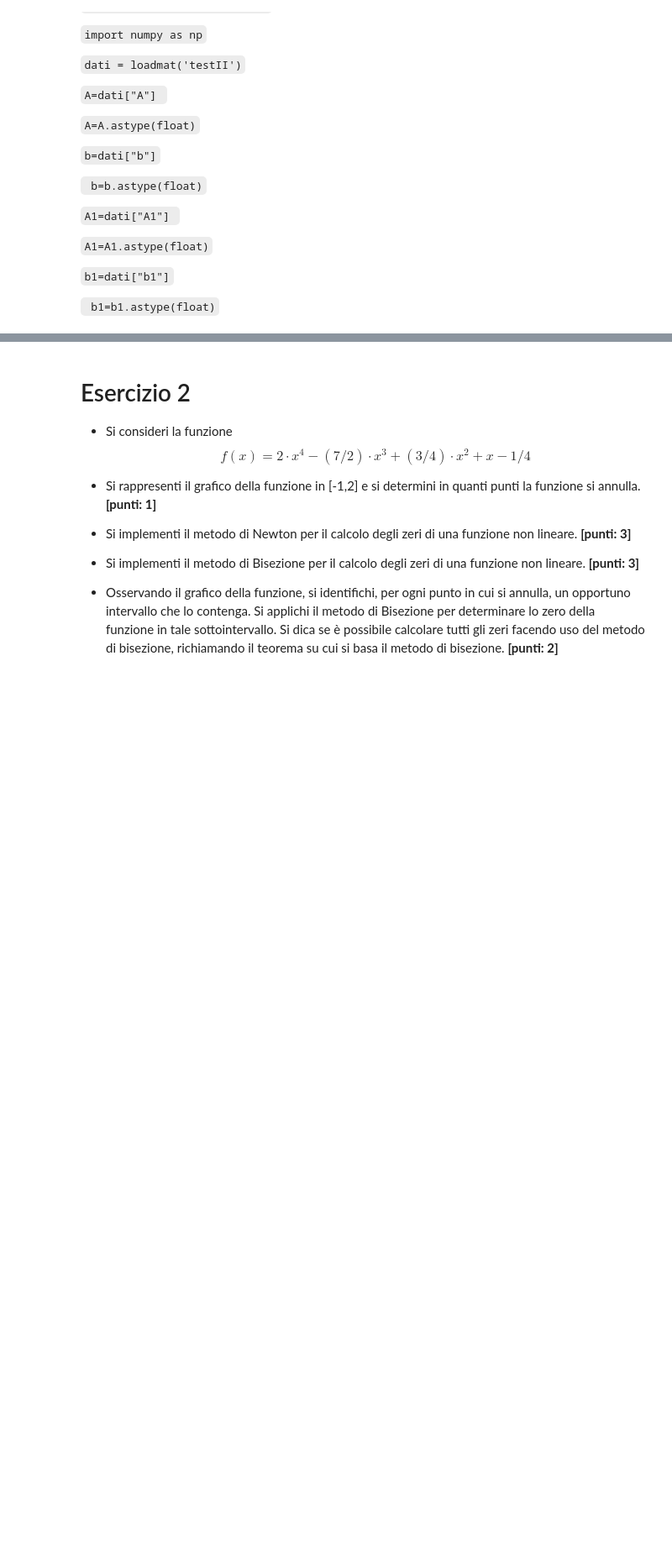
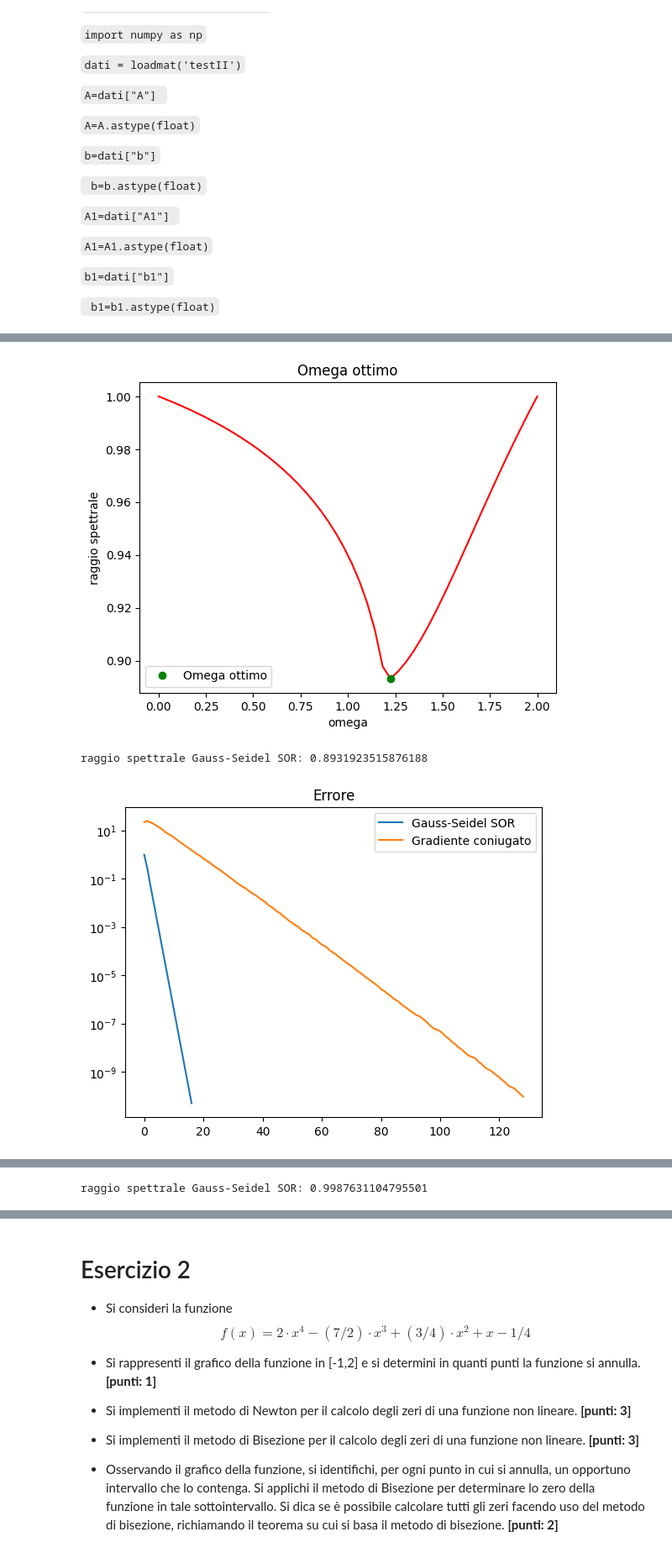
Before and after one commit to lspita/unibo-metodi-numerici-ia, a Jupyter notebook: esami/2024-06-12/Esame_Metodi_Numerici_12_06_2024_Turno_II.ipynb, the cells around one changed output, grey strips where cells are left out. Shown: that part at 84% size. Cells and saved outputs as stored; diff of their text form; code cells hidden in the pictures; blank space fills up the shorter version.

```diff
--- a/esami/2024-06-12/Esame_Metodi_Numerici_12_06_2024_Turno_II.ipynb
+++ b/esami/2024-06-12/Esame_Metodi_Numerici_12_06_2024_Turno_II.ipynb
@@ -45,0 +50,13 @@ Per la lettura dei dati procedere nel seguente modo:
+# %%
+from scipy.io import loadmat
+import numpy as np
+
+dati = loadmat('testII')
+A=dati["A"]
+A=A.astype(float)
+b=dati["b"]
+b=b.astype(float)
+A1=dati["A1"]
+A1=A1.astype(float)
+b1=dati["b1"]
+b1=b1.astype(float)
@@ -45,0 +169,50 @@ Per la lettura dei dati procedere nel seguente modo:
+# %%
+for A in [A, A1]:
+    n = A.shape[0]
+    itmax = 1000
+    tol = 1e-10
+
+    # ricerca omega ottimo
+    # il valore ottimo per omega è quello che minimizza il raggio spettrale della matrice di iterazione
+    raggi_spettrali = []
+    candidati_omega = np.linspace(0, 2, 50)
+    d=np.diag(A)
+    D=np.diag(d)
+    E=np.tril(A, -1)
+    F=np.triu(A, 1)
+    for omega in candidati_omega:
+        Momega=D+omega*E
+        Nomega=(1-omega)*D-omega*F
+        invMomega = np.linalg.inv(Momega)
+        T=invMomega@Nomega
+        autovalori=np.linalg.eigvals(T)
+        raggiospettrale=np.max(np.abs(autovalori))
+        raggi_spettrali.append(raggiospettrale)
+
+    indice_min = np.argmin(raggi_spettrali)
+    omega = candidati_omega[indice_min]
+
+    plt.title("Omega ottimo")
+    plt.xlabel("omega")
+    plt.ylabel("raggio spettrale")
+    plt.plot(candidati_omega, raggi_spettrali, "r")
+    plt.plot(omega, raggi_spettrali[indice_min], "go", label="Omega ottimo")
+    plt.legend()
+    plt.show()
+
+    x0 = np.zeros((n, 1))
+    x_gs, it_gs, err_gs = gauss_seidel_sor(A, b, x0, itmax, tol, omega)
+    x_cg, err_cg, _, it_cg = conjugate_gradient(A, b, x0, itmax, tol)
+
+    plt.title("Errore")
+    plt.yscale("log")
+    plt.plot(range(it_gs), err_gs, label="Gauss-Seidel SOR")
+    plt.plot(range(it_cg+1), err_cg, label="Gradiente coniugato")
+    plt.legend()
+    plt.show()
+
+    # Gauss-Seidel SOR è molto più veloce rispetto al gradiente coniugato ad arrivare alla soluzione
+# %% [output]
+[figure, added]
+raggio spettrale Gauss-Seidel SOR: 0.8931923515876188
+[figure, added]
@@ -45,0 +220 @@ Per la lettura dei dati procedere nel seguente modo:
+raggio spettrale Gauss-Seidel SOR: 0.9987631104795501
```
Also changed, not shown: parts of 19 cells of this notebook, 2 other files.
